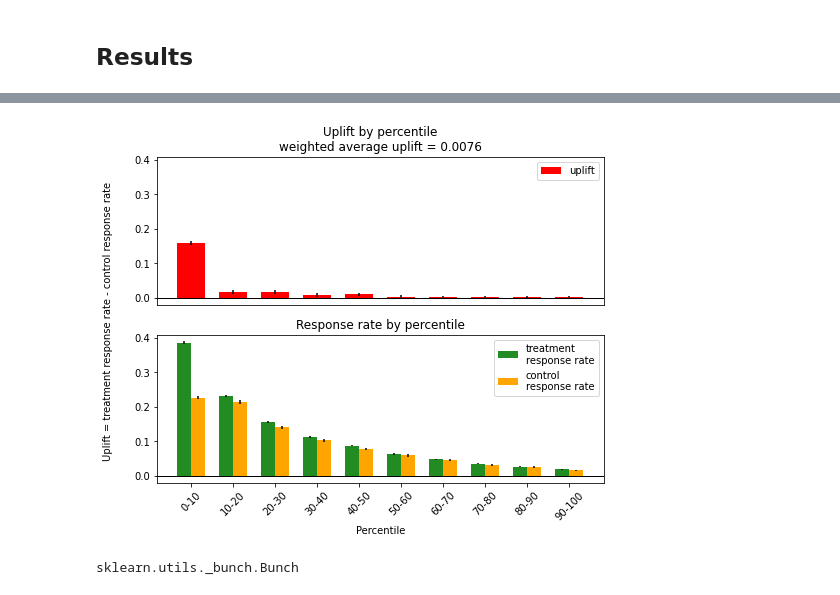
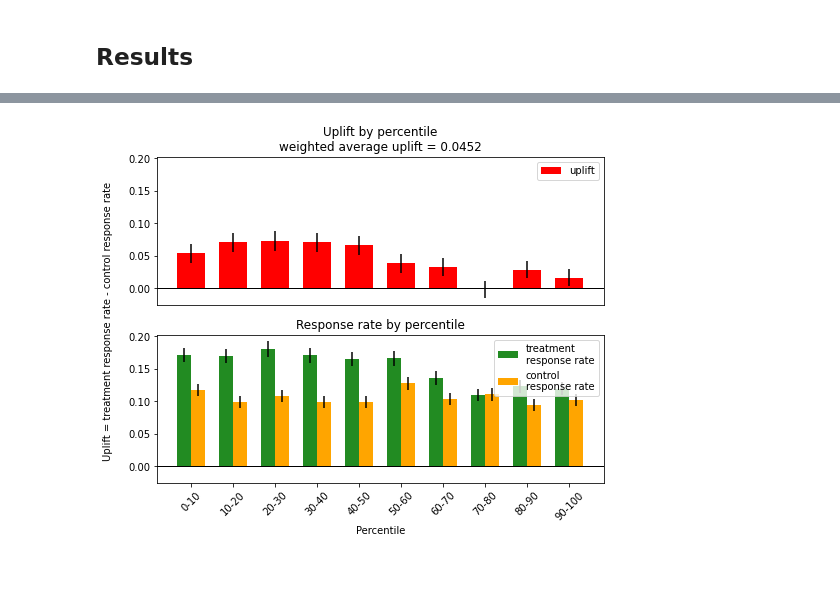
Before and after one commit to versus666jzx/uplift_lab, a Jupyter notebook: src/test.ipynb, the cells around one changed output, grey strips where cells are left out. Cells and saved outputs as stored; diff of their text form; code cells hidden in the pictures.

```diff
--- a/src/test.ipynb
+++ b/src/test.ipynb
@@ -64,0 +25,17 @@ uplift_by_percentile(new_y, uplift, new_trmt)
+# %%
+dataset, target, treatment = get_data()
+
+data_train_index = pd.read_csv('../data/data_train_index.csv')
+data_test_index = pd.read_csv('../data/data_test_index.csv')
+treatment_train_index = pd.read_csv('../data/treatment_train_index.csv')
+treatment_test_index = pd.read_csv('../data/treatment_test_index.csv')
+target_train_index = pd.read_csv('../data/target_train_index.csv')
+target_test_index = pd.read_csv('../data/target_test_index.csv')
+
+# фиксируем выборки, чтобы результат работы ML был предсказуем
+data_train = dataset.loc[data_train_index['0']]
+data_test = dataset.loc[data_test_index['0']]
+treatment_train = treatment.loc[treatment_train_index['0']]
+treatment_test = treatment.loc[treatment_test_index['0']]
+target_train = target.loc[target_train_index['0']]
+target_test = target.loc[target_test_index['0']]
@@ -108,12 +103,12 @@ sm_fi
 from sklift.models import ClassTransformation
 
 
-ct = ClassTransformation(CatBoostClassifier(iterations=1000, task_type='GPU', random_state=42, silent=True))
-ct = ct.fit(X_train, y_train, trmnt_train, estimator_fit_params={'cat_features': ['history_segment', 'zip_code', 'channel']})
+ct = ClassTransformation(CatBoostClassifier(iterations=500, task_type='GPU', random_state=42, silent=True))
+ct.fit(data_train, target_train, treatment_train, estimator_fit_params={'cat_features': ['womens', 'mens','channel', 'zip_code', 'history_segment', 'newbie']})
 
-uplift_ct = ct.predict(X_val)
+uplift_ct = ct.predict(data_test)
 
-ct_score = uplift_at_k(y_true=y_val, uplift=uplift_ct, treatment=trmnt_val, strategy='by_group', k=0.3)
+ct_score = uplift_at_k(y_true=target_test, uplift=uplift_ct, treatment=treatment_test, strategy='by_group', k=0.3)
 
 models_results['approach'].append('ClassTransformation')
 models_results['uplift@30%'].append(ct_score)
@@ -190,11 +227,7 @@ pd.DataFrame(data=models_results).sort_values('uplift@30%', ascending=False)
 # %%
 from sklift.viz import plot_uplift_by_percentile
 
 # line plot
-plot_uplift_by_percentile(y_val, uplift_ct, trmnt_val, strategy='overall', kind='bar');
+plot_uplift_by_percentile(target_test, uplift_ct, treatment_test, strategy='overall', kind='bar');
 # %% [output]
-[figure, old version]
+[figure, new version]
-# %%
-type(dataset)
-# %% [output]
-sklearn.utils._bunch.Bunch
```
Also changed, not shown: parts of 19 cells of this notebook, 2 other files.
